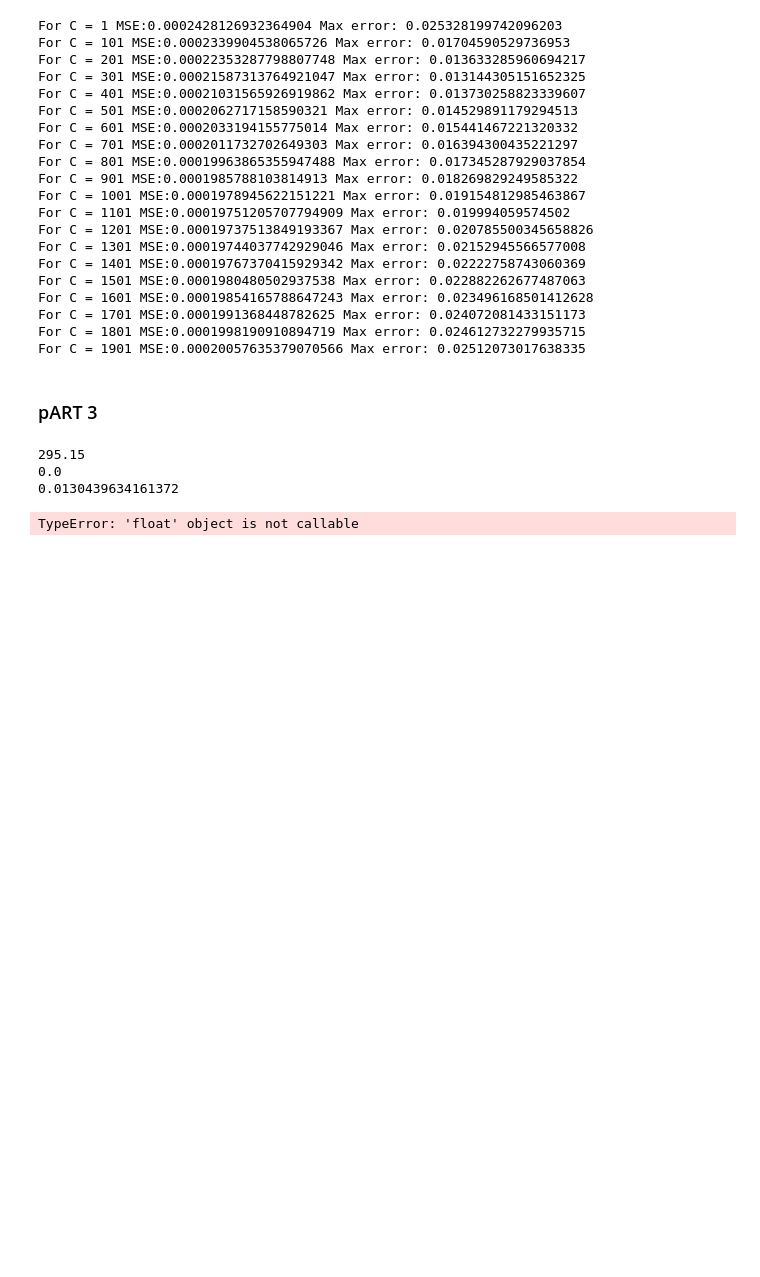
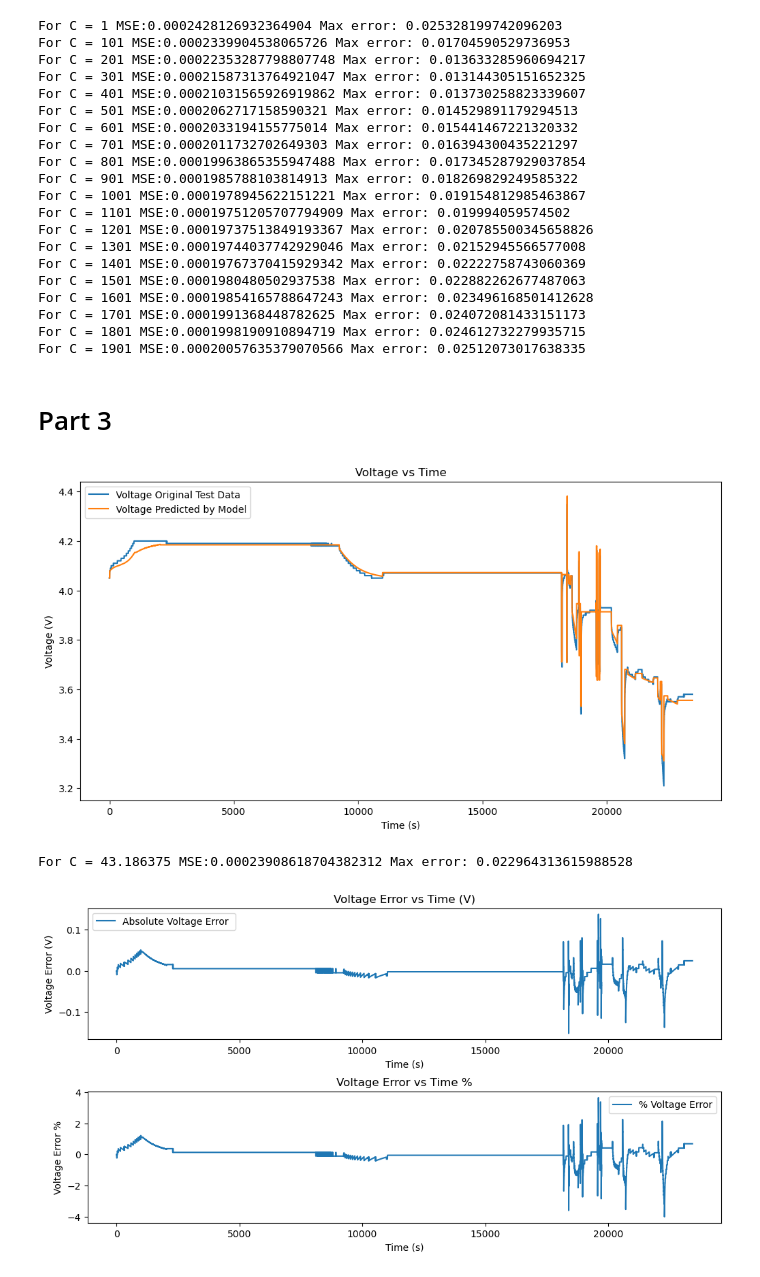
Before and after one commit to feyzijan/BatteryModelling, a Jupyter notebook: Part2Modelling.ipynb, the cells around one changed output. Saved outputs shown, nothing was run; the diff lists cells and outputs as text; code cells hidden in the pictures; blank space fills up the shorter version.

```diff
--- a/Part2Modelling.ipynb
+++ b/Part2Modelling.ipynb
@@ -1055,5 +1055,5 @@ For C = 1701 MSE:0.0001991368448782625 Max error: 0.024072081433151173
 For C = 1801 MSE:0.0001998190910894719 Max error: 0.024612732279935715
 For C = 1901 MSE:0.00020057635379070566 Max error: 0.02512073017638335
 # %% [markdown]
-### pART 3
+# Part 3
 # %%
@@ -1135,7 +1137,15 @@ def part3_model(df_test,df_ocv,R0_func, R0_Params, R1_func, R1_Params, C1):
-# %%
-part3_model(df_test,ocv_data,R0_Arrhenius, R0_Arrhenius_Params, new_R1_equation, R1_Gaussian_params, C1)
-# %% [output]
-295.15
-0.0
-0.0130439634161372
-TypeError: 'float' object is not callable
+# %%
+C1 = C1_T0
+#C1 = 600
+Tambient = 20 # in celsius
+h_value = 35
+volt_model , temp_model = part3_model(df_test,ocv_data,R0_Arrhenius, R0_Arrhenius_Params, new_R1_equation, R1_Gaussian_params, C1, Tambient, h_value)
+
+plot_model(volt_model,df_test, start_time = 1, end_time = Time.max())
+
+plot_model_errors(volt_model,df_test, start_time = 1, end_time = Time.max())
+calc_errors(volt_model,df_test, C1)
+# %% [output]
+[figure, added]
+For C = 43.186375 MSE:0.00023908618704382312 Max error: 0.022964313615988528
+[figure, added]
```
Also changed, not shown: parts of 4 cells of this notebook, 1 other file.
